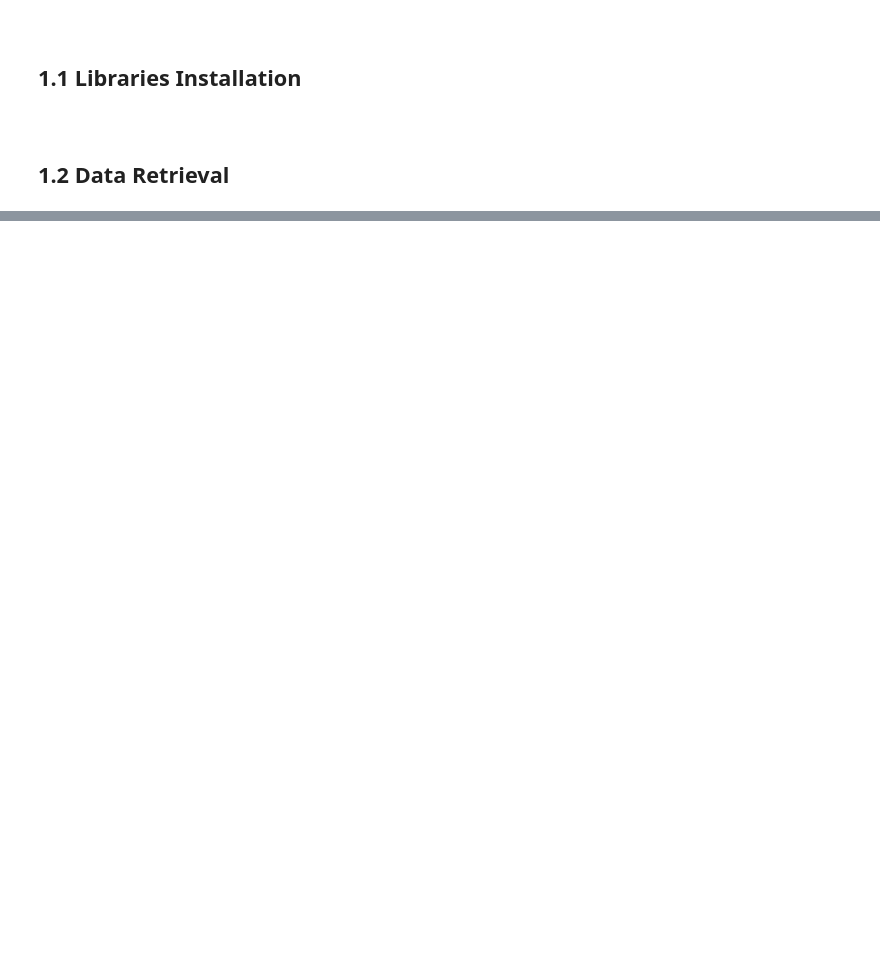
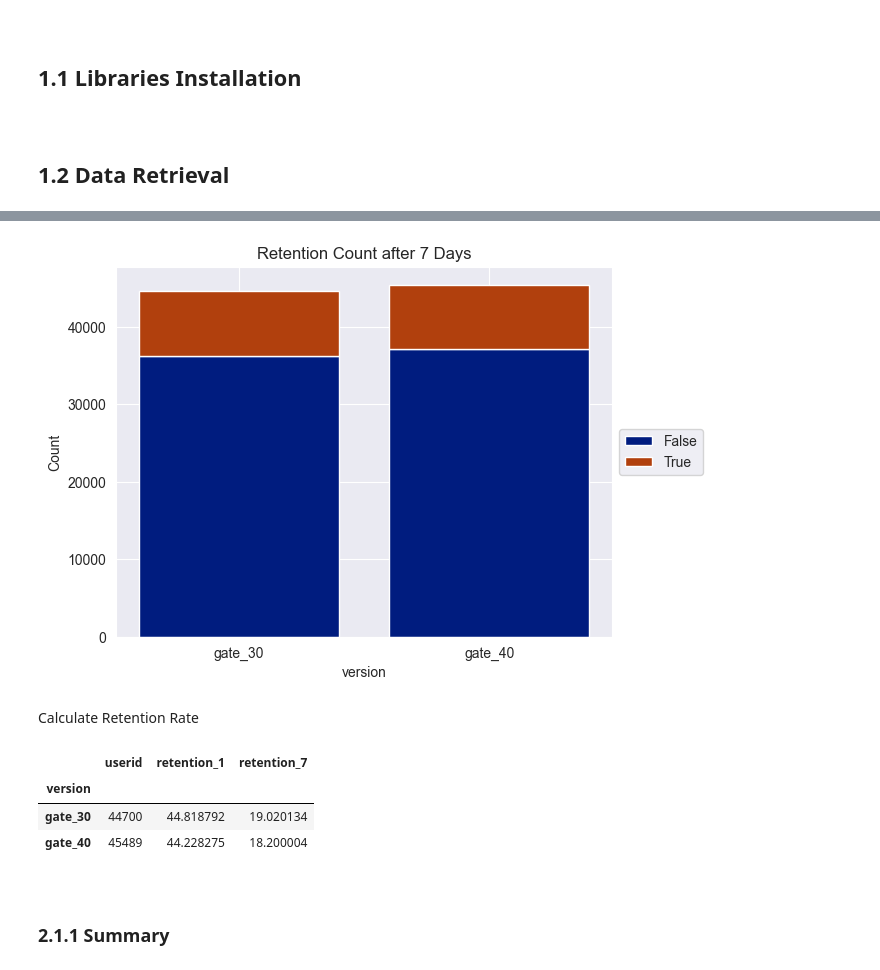
Before and after one commit to CelineChiLamNg/AB-tests, a Jupyter notebook: cookie_cats.ipynb, the cells around one changed output, grey strips where cells are left out. Saved outputs shown, nothing was run; the diff lists cells and outputs as text; code cells hidden in the pictures; blank space fills up the shorter version.

```diff
--- a/cookie_cats.ipynb
+++ b/cookie_cats.ipynb
@@ -64,0 +184,25 @@ cookiecats.shape
+# %%
+stacked_bar_plot(cookiecats, col='version', hue='retention_7',
+                 title='Retention Count after 7 Days')
+# %% [output]
+[figure, added]
+# %% [markdown]
+Calculate Retention Rate
+# %%
+retention_rates = cookiecats.groupby('version').agg({
+    'userid': 'count',
+    'retention_1': 'mean',
+    'retention_7': 'mean'
+})
+retention_rates['retention_1'] = retention_rates['retention_1'] * 100
+retention_rates['retention_7'] = retention_rates['retention_7'] * 100
+
+retention_rates
+# %% [output]
+|  | userid | retention_1 | retention_7 |
+| version |  |  |  |
+| gate_30 | 44700 | 44.818792 | 19.020134 |
+| gate_40 | 45489 | 44.228275 | 18.200004 |
+# %% [markdown]
+<a id="7"></a> <br>
+### 2.1.1 Summary
```
Also changed, not shown: parts of 48 cells of this notebook, 2 other files.
